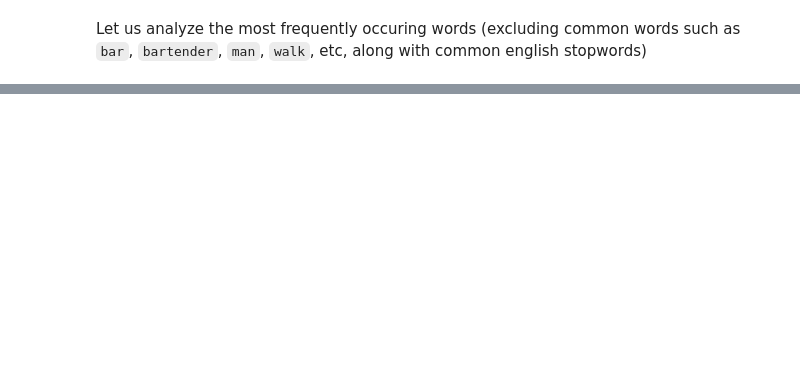
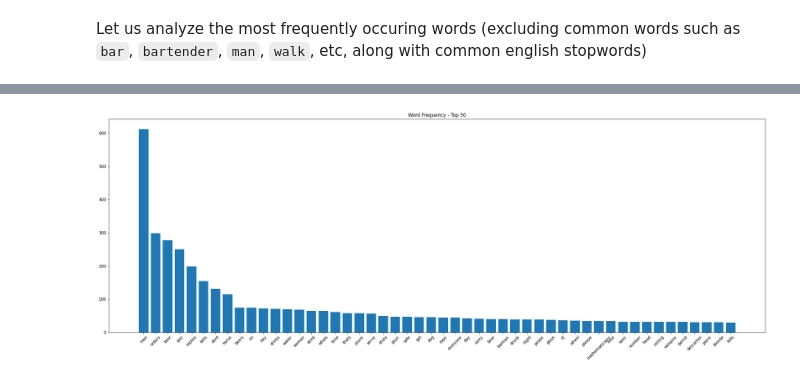
Before and after one commit to s-bose/Walks-into-a-bar-dataset, a Jupyter notebook: notebooks/eda.ipynb, the cells around one changed output, grey strips where cells are left out. Drawn from its saved outputs; the diff is of its cells as text; code cells hidden in the pictures; blank space fills up the shorter version.

```diff
--- a/notebooks/eda.ipynb
+++ b/notebooks/eda.ipynb
@@ -42,0 +51,17 @@ len(lem_words)
+# %%
+import re
+
+lemmatizer = WordNetLemmatizer()
+
+stopwords = nltk.corpus.stopwords.words('english')
+stopwords += ['walk', 'walks', 'bartender', 'bar', 'walked', 'order', 'joke']
+stopwords = set(stopwords)
+
+soup = ' '.join(df['joke']).casefold()
+
+soup = soup.translate(str.maketrans('', '', string.punctuation + string.digits))
+
+tokens = word_tokenize(soup)
+tokens = [ token.encode('ascii', 'ignore').decode() for token in tokens if token not in stopwords]
+tokens = [token for token in tokens if token]
+len(tokens)
@@ -66,0 +75,7 @@ most_common
+# %%
+tok_tagged = nltk.pos_tag(tokens)
+tok_tagged_n = [tok for tok, pos in tok_tagged if pos[0] == 'N']
+
+counter = Counter(tok_tagged_n)
+
+top50_n = counter.most_common(50)
@@ -66,0 +95,11 @@ most_common
+# %%
+plt.figure(figsize=(30, 10))
+
+plt.bar(x=[i[0] for i in top50_n], height=[i[1] for i in top50_n])
+plt.tick_params(axis='x', rotation=45)
+plt.title('Word Frequency - Top 50')
+
+plt.savefig('noun_freq_top50.png')
+plt.show()
+# %% [output]
+[figure, added]
```
Also changed, not shown: parts of 13 cells of this notebook, 5 other files.
